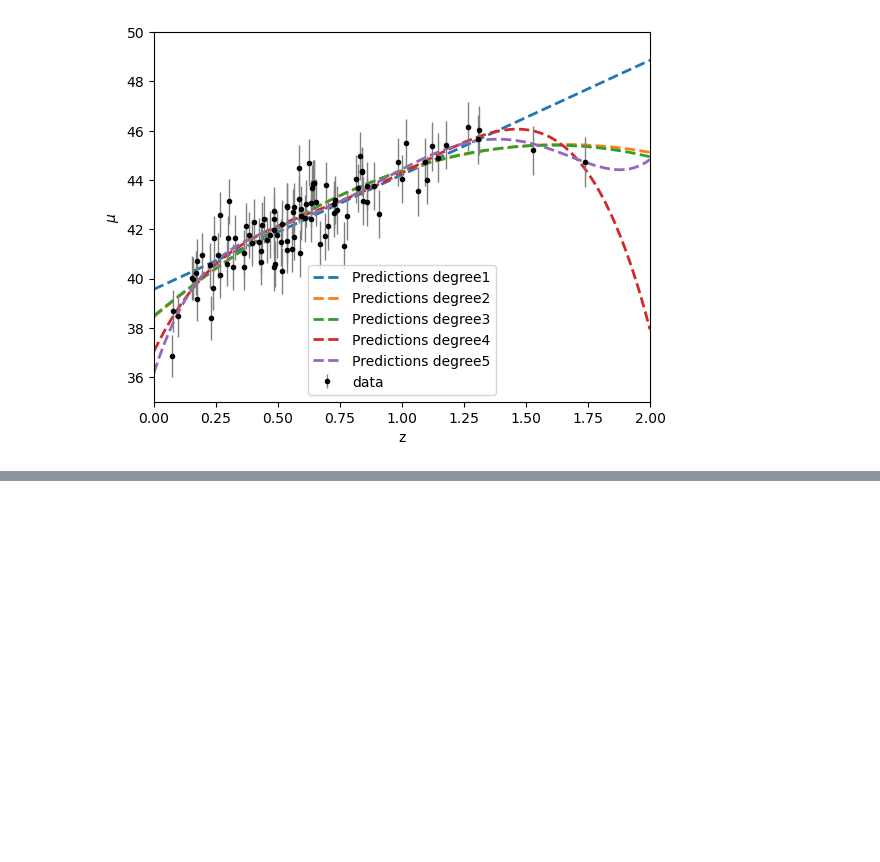
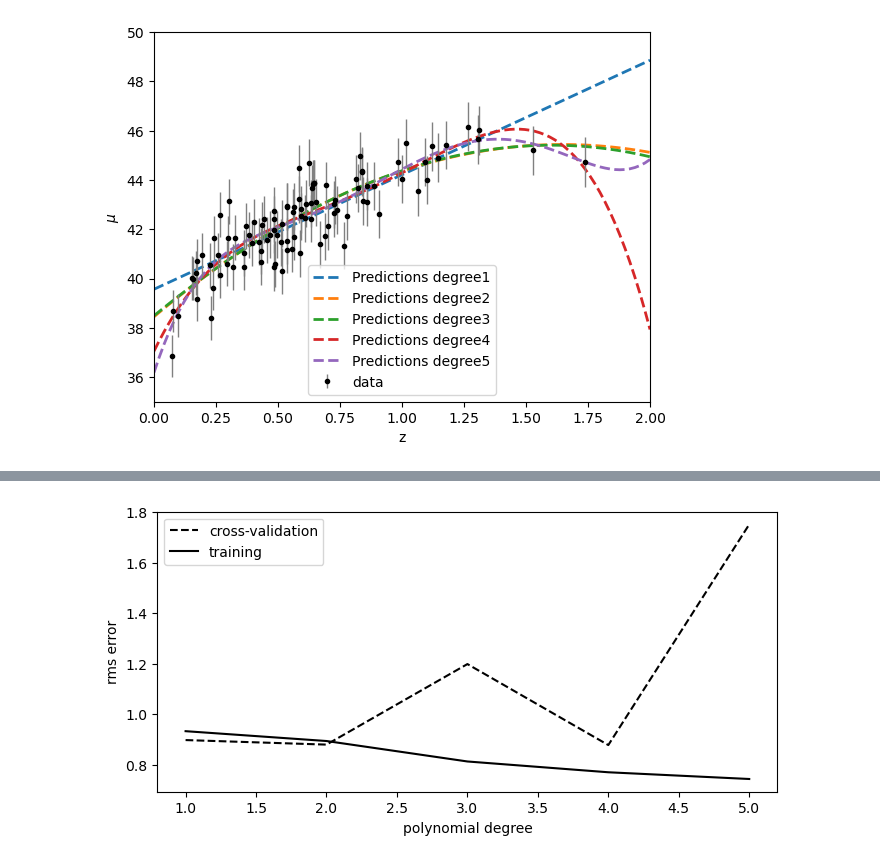
Before and after one commit to Diego-Albano/astrostatistics_bicocca_2025, a Jupyter notebook: working/W17.ipynb, the cells around one changed output, grey strips where cells are left out. Cells and saved outputs as stored; diff of their text form; code cells hidden in the pictures; blank space fills up the shorter version.

```diff
--- a/working/W17.ipynb
+++ b/working/W17.ipynb
@@ -126,0 +139,26 @@ plt.show()
+# %%
+d = np.arange(1, 6)
+
+training_err = []
+crossval_err = []
+
+fig = plt.figure(figsize=(8, 8))
+
+for i in d:
+    model = PolynomialRegression(i)
+    model.fit(x_train, y_train)     #, dy
+    training_err.append(np.sqrt(np.sum((model.predict(x_train) - y_train) ** 2) / len(y_train)))
+    crossval_err.append(np.sqrt(np.sum((model.predict(x_validation) - y_validation) ** 2) / len(y_validation)))
+
+
+ax = fig.add_subplot(211)
+ax.plot(d, crossval_err, '--k', label='cross-validation')
+ax.plot(d, training_err, '-k', label='training')
+
+ax.set_xlabel('polynomial degree')
+ax.set_ylabel('rms error')
+ax.legend()
+
+plt.show()
+# %% [output]
+[figure, added]
```
Also changed, not shown: parts of 4 cells of this notebook, 3 other files.
